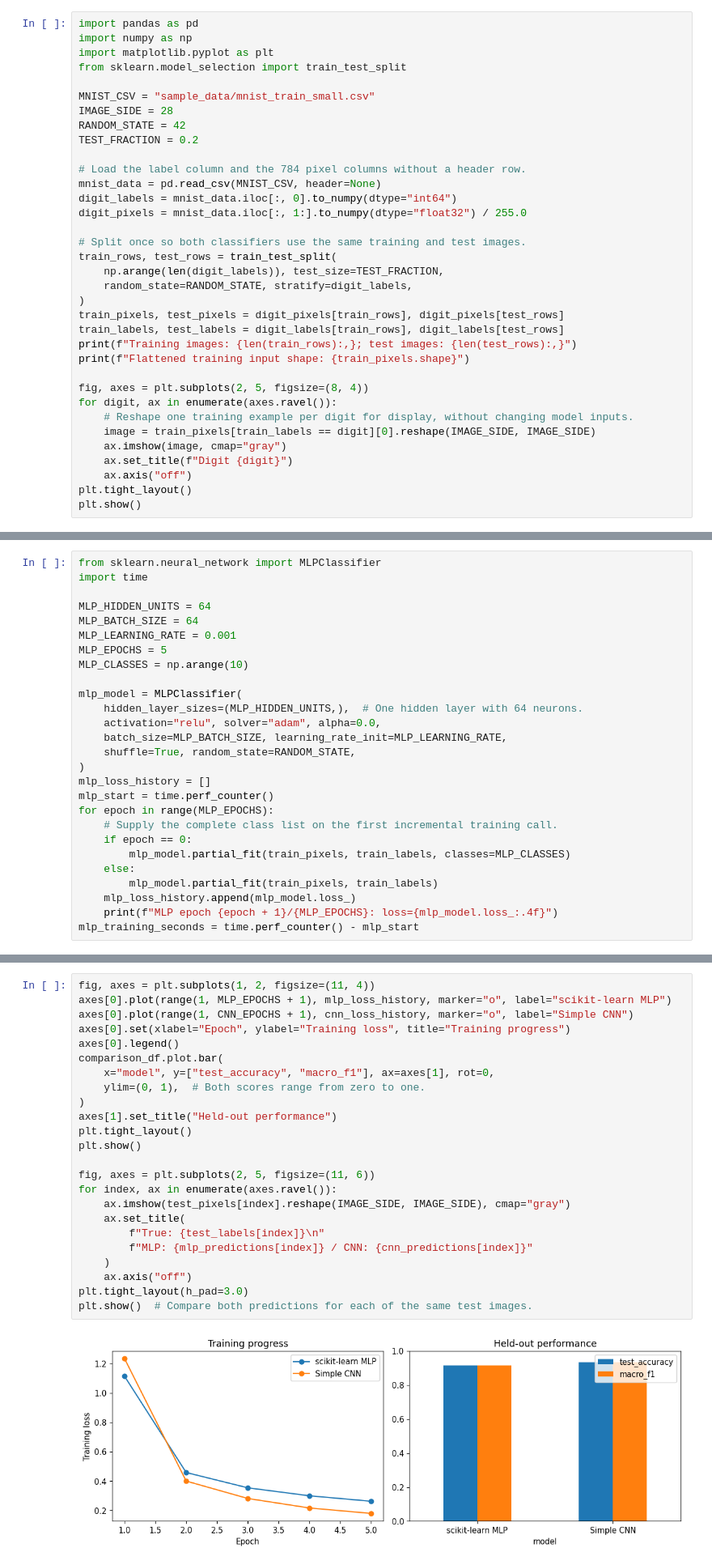
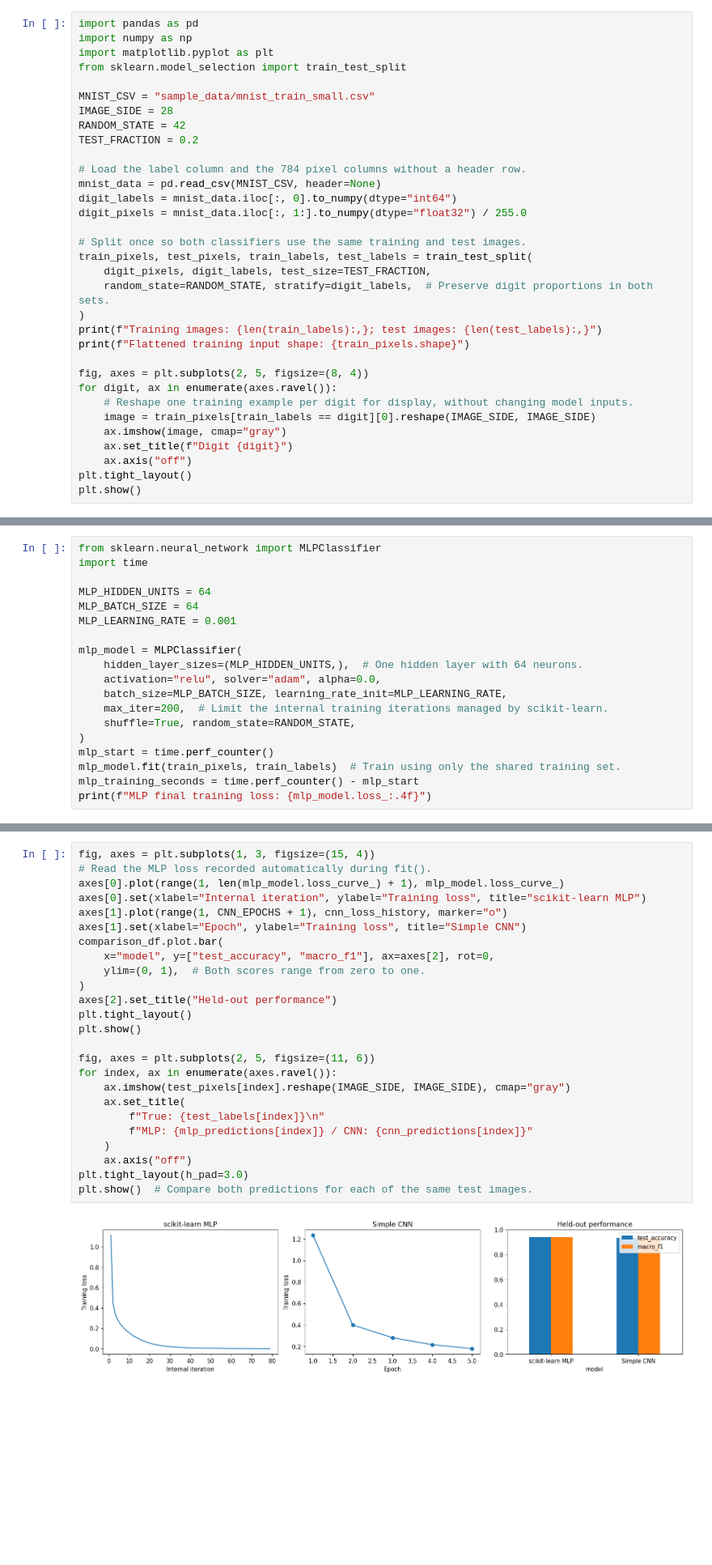
Before and after one commit to wlos/ai_with_python_course, a Jupyter notebook: Session16.1 MNIST Image Classification Practice.ipynb, the cells around one changed output, grey strips where cells are left out. Shown at 81% size. Cells and saved outputs as stored; diff of their text form; blank space fills up the shorter version.

```diff
--- a/Session16.1 MNIST Image Classification Practice.ipynb
+++ b/Session16.1 MNIST Image Classification Practice.ipynb
@@ -32,13 +32,11 @@ digit_labels = mnist_data.iloc[:, 0].to_numpy(dtype="int64")
 digit_pixels = mnist_data.iloc[:, 1:].to_numpy(dtype="float32") / 255.0
 
 # Split once so both classifiers use the same training and test images.
-train_rows, test_rows = train_test_split(
-    np.arange(len(digit_labels)), test_size=TEST_FRACTION,
-    random_state=RANDOM_STATE, stratify=digit_labels,
+train_pixels, test_pixels, train_labels, test_labels = train_test_split(
+    digit_pixels, digit_labels, test_size=TEST_FRACTION,
+    random_state=RANDOM_STATE, stratify=digit_labels,  # Preserve digit proportions in both sets.
 )
-train_pixels, test_pixels = digit_pixels[train_rows], digit_pixels[test_rows]
-train_labels, test_labels = digit_labels[train_rows], digit_labels[test_rows]
-print(f"Training images: {len(train_rows):,}; test images: {len(test_rows):,}")
+print(f"Training images: {len(train_labels):,}; test images: {len(test_labels):,}")
 print(f"Flattened training input shape: {train_pixels.shape}")
 
 fig, axes = plt.subplots(2, 5, figsize=(8, 4))
@@ -71,24 +69,16 @@ import time
 MLP_HIDDEN_UNITS = 64
 MLP_BATCH_SIZE = 64
 MLP_LEARNING_RATE = 0.001
-MLP_EPOCHS = 5
-MLP_CLASSES = np.arange(10)
 
 mlp_model = MLPClassifier(
     hidden_layer_sizes=(MLP_HIDDEN_UNITS,),  # One hidden layer with 64 neurons.
     activation="relu", solver="adam", alpha=0.0,
     batch_size=MLP_BATCH_SIZE, learning_rate_init=MLP_LEARNING_RATE,
+    max_iter=200,  # Limit the internal training iterations managed by scikit-learn.
     shuffle=True, random_state=RANDOM_STATE,
 )
-mlp_loss_history = []
 mlp_start = time.perf_counter()
-for epoch in range(MLP_EPOCHS):
-    # Supply the complete class list on the first incremental training call.
-    if epoch == 0:
-        mlp_model.partial_fit(train_pixels, train_labels, classes=MLP_CLASSES)
-    else:
-        mlp_model.partial_fit(train_pixels, train_labels)
-    mlp_loss_history.append(mlp_model.loss_)
-    print(f"MLP epoch {epoch + 1}/{MLP_EPOCHS}: loss={mlp_model.loss_:.4f}")
+mlp_model.fit(train_pixels, train_labels)  # Train using only the shared training set.
 mlp_training_seconds = time.perf_counter() - mlp_start
+print(f"MLP final training loss: {mlp_model.loss_:.4f}")
 # %% [output]
@@ -392,29 +378,30 @@ comparison_df
 # %%
-fig, axes = plt.subplots(1, 2, figsize=(11, 4))
-axes[0].plot(range(1, MLP_EPOCHS + 1), mlp_loss_history, marker="o", label="scikit-learn MLP")
-axes[0].plot(range(1, CNN_EPOCHS + 1), cnn_loss_history, marker="o", label="Simple CNN")
-axes[0].set(xlabel="Epoch", ylabel="Training loss", title="Training progress")
-axes[0].legend()
+fig, axes = plt.subplots(1, 3, figsize=(15, 4))
+# Read the MLP loss recorded automatically during fit().
+axes[0].plot(range(1, len(mlp_model.loss_curve_) + 1), mlp_model.loss_curve_)
+axes[0].set(xlabel="Internal iteration", ylabel="Training loss", title="scikit-learn MLP")
+axes[1].plot(range(1, CNN_EPOCHS + 1), cnn_loss_history, marker="o")
+axes[1].set(xlabel="Epoch", ylabel="Training loss", title="Simple CNN")
 comparison_df.plot.bar(
-    x="model", y=["test_accuracy", "macro_f1"], ax=axes[1], rot=0,
+    x="model", y=["test_accuracy", "macro_f1"], ax=axes[2], rot=0,
     ylim=(0, 1),  # Both scores range from zero to one.
 )
-axes[1].set_title("Held-out performance")
+axes[2].set_title("Held-out performance")
 plt.tight_layout()
 plt.show()
 
 fig, axes = plt.subplots(2, 5, figsize=(11, 6))
 for index, ax in enumerate(axes.ravel()):
     ax.imshow(test_pixels[index].reshape(IMAGE_SIDE, IMAGE_SIDE), cmap="gray")
     ax.set_title(
         f"True: {test_labels[index]}\n"
         f"MLP: {mlp_predictions[index]} / CNN: {cnn_predictions[index]}"
     )
     ax.axis("off")
 plt.tight_layout(h_pad=3.0)
 plt.show()  # Compare both predictions for each of the same test images.
 # %% [output]
-[figure, old version]
+[figure, new version]
 [figure]
 # %% [markdown]
 Inspect the confusion matrices and the shared prediction examples. Which digits are difficult for each model? Does higher training accuracy also produce higher test accuracy? Relate the observed results to parameter counts and training time.
```
Also changed, not shown: parts of 7 cells of this notebook, 3 other files.
